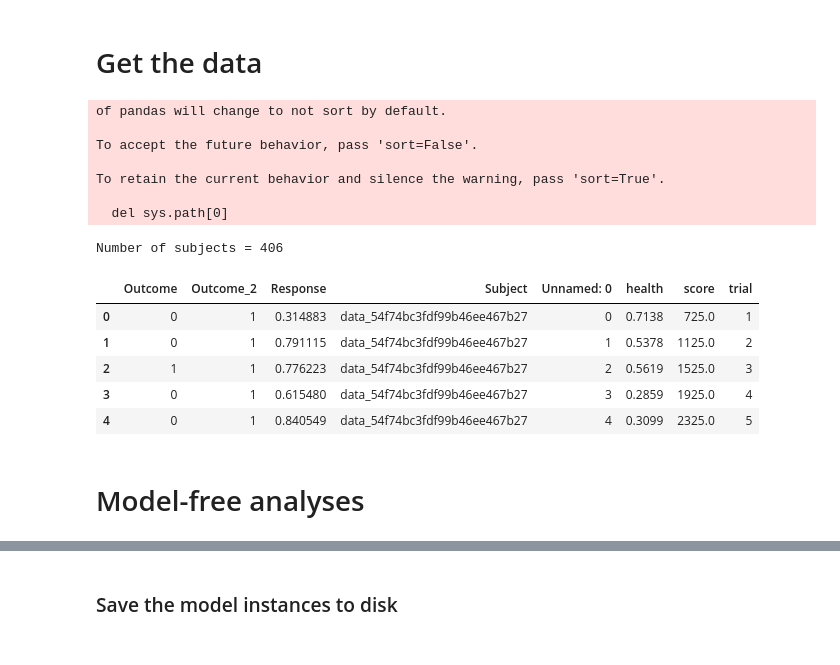
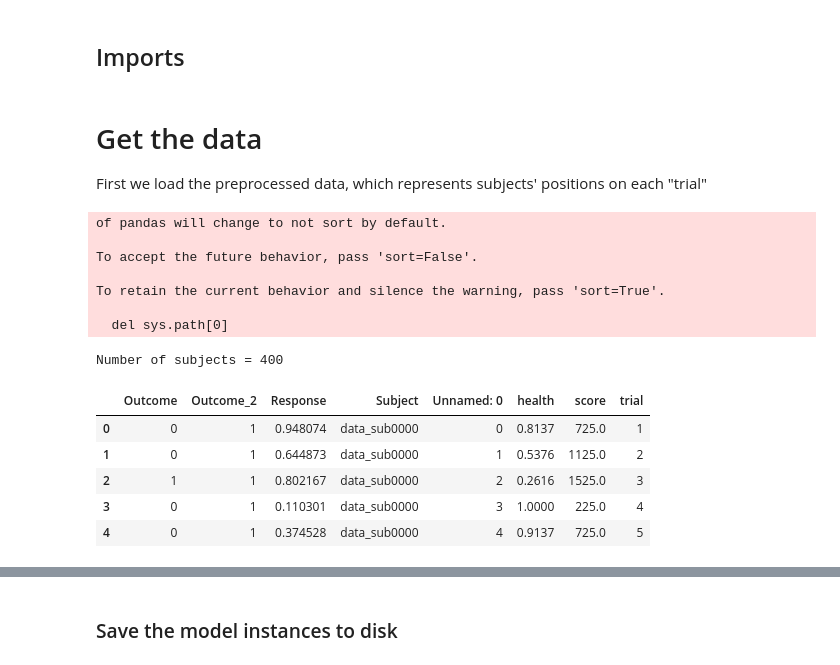
Before and after one commit to tobywise/online-aversive-learning, a Jupyter notebook: notebooks/model_fitting.ipynb, the cells around one changed output, grey strips where cells are left out. Drawn from its saved outputs; the diff is of its cells as text; code cells hidden in the pictures.

```diff
--- a/notebooks/model_fitting.ipynb
+++ b/notebooks/model_fitting.ipynb
@@ -3,3 +9,5 @@
+# %% [markdown]
+## Imports
 # %%
 import sys
 sys.path.insert(0, '../code')
@@ -28,39 +41,39 @@ matplotlib.rcParams['axes.facecolor'] = '#fbfbfb'
 pal = ['#4f4f4f', '#B80044', '#0e79b2']
-# %% [markdown]
-# Get the data
+# %% [markdown]
+# Get the data
+
+First we load the preprocessed data, which represents subjects' positions on each "trial"
 # %%
 model_data_path = '../Data/modelling_data'
 qns = pd.read_csv('../Data/qns_full.csv')
 
 dfs = []
 count = 0
 
 for i in tqdm([j for j in os.listdir(model_data_path) if 'combined' not in j]):
     temp_df = pd.read_csv(os.path.join(model_data_path, i))
     # Exclude subjects with too few trials or limited response variability, or we're missing questionnaire data for the subject
-    if len(temp_df) == 269 and temp_df['Response'].std() > 0.05 and re.search('(?<=data_)[a-z0-9]+', i).group() in qns.Subject.tolist():
+    if temp_df['Response'].std() > 0.05 and re.search('(?<=data_)[a-z0-9]+', i).group() in qns.Subject.tolist():
         dfs.append(temp_df)
 
 data = pd.concat(dfs)
 data.Response = 1 - data.Response
 data['health'] = data['health'].fillna(-999)
 data.to_csv(os.path.join(model_data_path, 'combined_modelling_data.csv'))
 print "Number of subjects = {0}".format(len(data.Subject.unique()))
 data.head()
 # %% [output]
 of pandas will change to not sort by default.
 
 To accept the future behavior, pass 'sort=False'.
 
 To retain the current behavior and silence the warning, pass 'sort=True'.
 
   del sys.path[0]
-Number of subjects = 406
+Number of subjects = 400
 |  | Outcome | Outcome_2 | Response | Subject | Unnamed: 0 | health | score | trial |
-| 0 | 0 | 1 | 0.314883 | data_54f74bc3fdf99b46ee467b27 | 0 | 0.7138 | 725.0 | 1 |
-| 1 | 0 | 1 | 0.791115 | data_54f74bc3fdf99b46ee467b27 | 1 | 0.5378 | 1125.0 | 2 |
-| 2 | 1 | 1 | 0.776223 | data_54f74bc3fdf99b46ee467b27 | 2 | 0.5619 | 1525.0 | 3 |
-| 3 | 0 | 1 | 0.615480 | data_54f74bc3fdf99b46ee467b27 | 3 | 0.2859 | 1925.0 | 4 |
-| 4 | 0 | 1 | 0.840549 | data_54f74bc3fdf99b46ee467b27 | 4 | 0.3099 | 2325.0 | 5 |
+| 0 | 0 | 1 | 0.948074 | data_sub0000 | 0 | 0.8137 | 725.0 | 1 |
+| 1 | 0 | 1 | 0.644873 | data_sub0000 | 1 | 0.5376 | 1125.0 | 2 |
+| 2 | 1 | 1 | 0.802167 | data_sub0000 | 2 | 0.2616 | 1525.0 | 3 |
+| 3 | 0 | 1 | 0.110301 | data_sub0000 | 3 | 1.0000 | 225.0 | 4 |
+| 4 | 0 | 1 | 0.374528 | data_sub0000 | 4 | 0.9137 | 725.0 | 5 |
-# %% [markdown]
-# Model-free analyses
```
Also changed, not shown: parts of 82 cells of this notebook, 30 other files.
